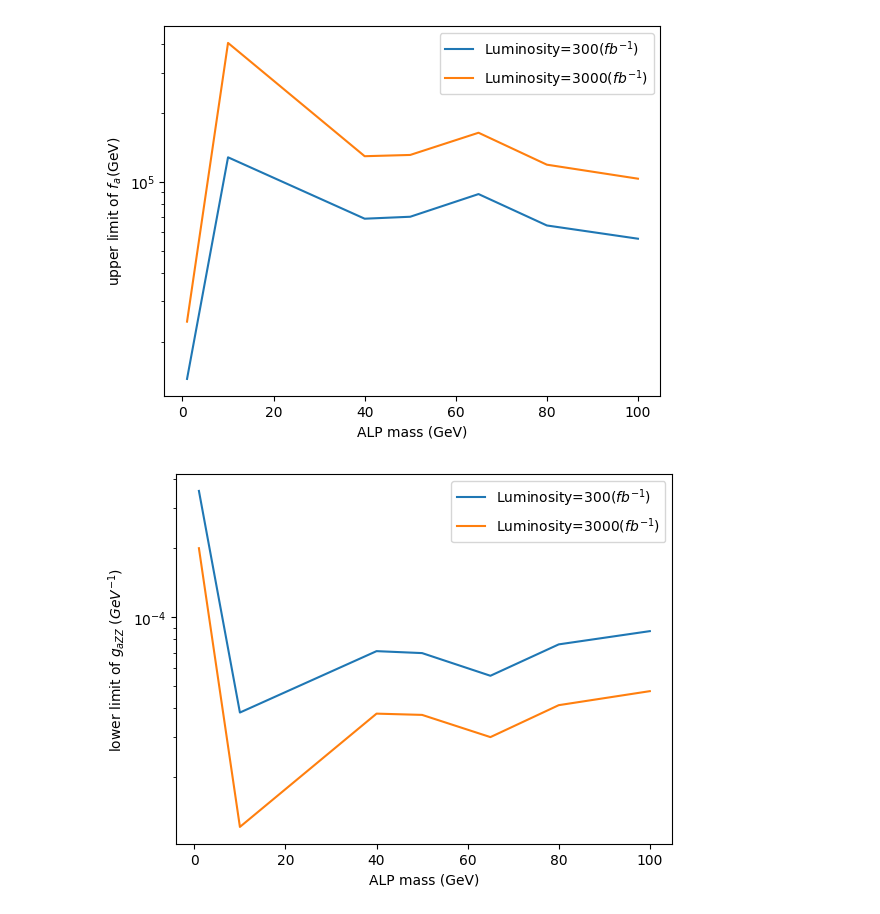
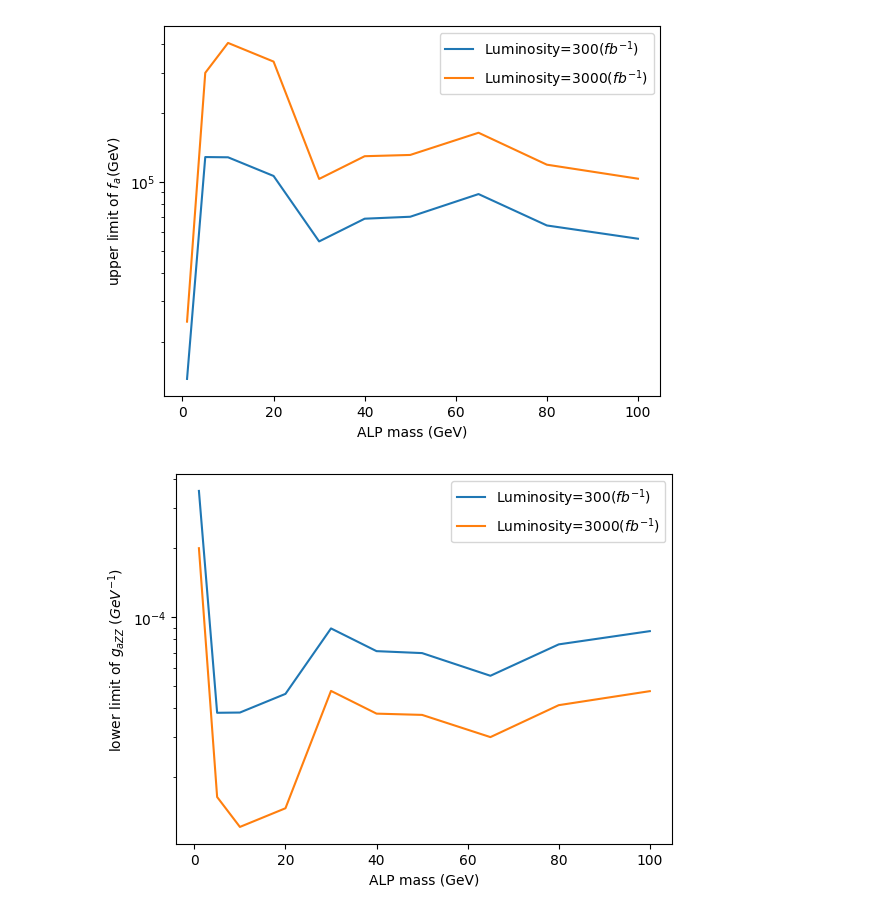
Before and after one commit to FeiChinzz/ALP_push, a Jupyter notebook: plot.ipynb, the cells around one changed output. Drawn from its saved outputs; the diff is of its cells as text; code cells hidden in the pictures.

```diff
--- a/plot.ipynb
+++ b/plot.ipynb
@@ -6,39 +6,39 @@ import matplotlib.pyplot as plt
 # %%
 ##### plot the limit of parameters in different mass #####
 ##### note that mass=10 GeV has no background event left #####
 
-mass = [100, 80, 65, 50, 40, 10, 1]
-f_a_300 = [56316.505642711876, 64346.545131300845, 88256.99668960742, 70245.8066962686, 68881.12867583195, 127795.27360626447, 13730.590232956829]
-g_azz_300 = [8.685908232719052e-05, 7.601962141119714e-05, 5.5424500985495286e-05, 6.96354733479036e-05, 7.101509650082573e-05, 3.827684594244819e-05, 0.00035625562463141206]
-g_azy_300 = [5.912181744263196e-05, 5.174379073221975e-05, 3.772544150040661e-05, 4.739833339820164e-05, 4.83373926882761e-05, 2.605365653720195e-05, 0.00024249024325433984]
+mass = [100, 80, 65, 50, 40, 30, 20, 10, 5, 1]
+f_a_300 = [56316.505642711876, 64346.545131300845, 88256.99668960742, 70245.8066962686, 68881.12867583195, 54795.06075820363, 105910.2001121705, 127795.27360626447, 128106.47324862237, 13730.590232956829]
+g_azz_300 = [8.685908232719052e-05, 7.601962141119714e-05, 5.5424500985495286e-05, 6.96354733479036e-05, 7.101509650082573e-05, 8.927081989351852e-05, 4.618629739929922e-05, 3.827684594244819e-05, 3.818386281313543e-05, 0.00035625562463141206]
+g_azy_300 = [5.912181744263196e-05, 5.174379073221975e-05, 3.772544150040661e-05, 4.739833339820164e-05, 4.83373926882761e-05, 6.076339946601636e-05, 3.1437332401308116e-05, 2.605365653720195e-05, 2.5990366303766538e-05, 0.00024249024325433984]
 
-f_a_3k = [103041.72817005747, 118647.77688203321, 163636.27390829855, 130853.62612624999, 129205.5540752547, 404124.1388001958, 24440.9440477403]
-g_azz_3k = [4.747202989382153e-05, 4.122791112102778e-05, 2.989312750265411e-05, 3.7382227339122376e-05, 3.785905362203647e-05, 1.210420148255106e-05, 0.00020013956868626995]
-g_azy_3k = [3.2312483735913134e-05, 2.8062339245730564e-05, 2.0347164391443116e-05, 2.544472219977281e-05, 2.5769280503809494e-05, 8.238889603329359e-06, 0.00013622772341002098]
+f_a_3k = [103041.72817005747, 118647.77688203321, 163636.27390829855, 130853.62612624999, 129205.5540752547, 102783.248786407, 334917.45979867934, 404124.1388001958, 299041.35767167207, 24440.9440477403]
+g_azz_3k = [4.747202989382153e-05, 4.122791112102778e-05, 2.989312750265411e-05, 3.7382227339122376e-05, 3.785905362203647e-05, 4.759141258674546e-05, 1.4605389647169685e-05, 1.210420148255106e-05, 1.6357603637456256e-05, 0.00020013956868626995]
+g_azy_3k = [3.2312483735913134e-05, 2.8062339245730564e-05, 2.0347164391443116e-05, 2.544472219977281e-05, 2.5769280503809494e-05, 3.239374319189347e-05, 9.941357394794422e-06, 8.238889603329359e-06, 1.1134025713162311e-05, 0.00013622772341002098]
 
 plt.plot(mass, f_a_300, label='Luminosity=300$(fb^{-1})$')
 plt.plot(mass, f_a_3k, label='Luminosity=3000$(fb^{-1})$')
 plt.xlabel("ALP mass (GeV)")
 plt.ylabel("upper limit of $f_a ($GeV$)$")
 plt.yscale("log")
 plt.legend(loc='best')
 plt.show()
 
 plt.plot(mass, g_azz_300, label='Luminosity=300$(fb^{-1})$')
 plt.plot(mass, g_azz_3k, label='Luminosity=3000$(fb^{-1})$')
 plt.xlabel("ALP mass (GeV)")
 plt.ylabel("lower limit of $g_{aZZ}$ ($GeV^{-1}$)")
 plt.yscale("log")
 plt.legend(loc='best')
 plt.show()
 
 plt.plot(mass, g_azy_300, label='Luminosity=300$(fb^{-1})$')
 plt.plot(mass, g_azy_3k, label='Luminosity=3000$(fb^{-1})$')
 plt.xlabel("ALP mass (GeV)")
 plt.ylabel("lower limit of $g_{aZ\gamma}$ ($GeV^{-1}$)")
 plt.yscale("log")
 plt.legend(loc='best')
 plt.show()
 # %% [output]
-[figure, old version]
+[figure, new version]
-[figure, old version]
+[figure, new version]
```
Also changed, not shown: parts of 1 cell of this notebook, 6 other files.
